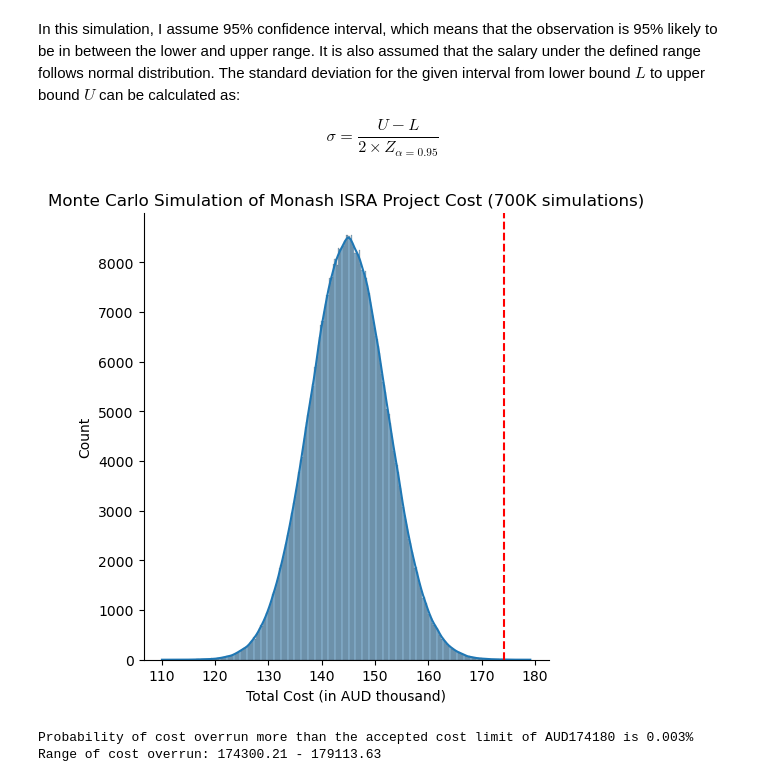
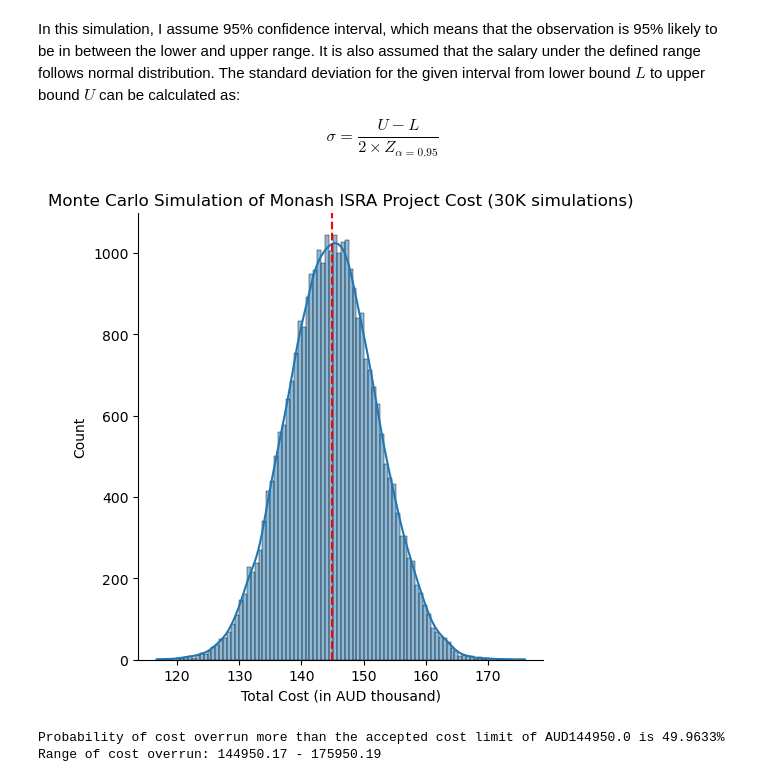
Before and after one commit to mihoku/Monash-PM-Assignment-Monte-Carlo, a Jupyter notebook: monte-carlo-simulation.ipynb, the cells around one changed output. Saved outputs shown, nothing was run; the diff lists cells and outputs as text; code cells hidden in the pictures.

```diff
--- a/monte-carlo-simulation.ipynb
+++ b/monte-carlo-simulation.ipynb
@@ -25,7 +25,7 @@ cost_dataset.head()
 | 3 | 0 | Data Engineer | 800 | 650 | 1050 | 1 | 35 | 1.115 |
 | 4 | 0 | Data Scientist | 1000 | 800 | 1300 | 1 | 20 | 1.115 |
 # %%
-# Calculate current initial project cost given cost dataset and contingency reserve 20% of labor cost
-current_initial_cost=1.2*sum([cost_dataset.iloc[a]['Typical_Salary']*cost_dataset.iloc[a]['Quantity']*cost_dataset.iloc[a]['Incur_Period']*cost_dataset.iloc[a]['Adjustment_Cost'] for a in range(len(cost_dataset))])
+# Calculate current initial project cost given cost dataset
+current_initial_cost=sum([cost_dataset.iloc[a]['Typical_Salary']*cost_dataset.iloc[a]['Quantity']*cost_dataset.iloc[a]['Incur_Period']*cost_dataset.iloc[a]['Adjustment_Cost'] for a in range(len(cost_dataset))])
 current_initial_cost
 # %% [output]
@@ -150,8 +150,8 @@ def monte_carlo_initial_cost(dataset, cost_item_column, typical_cost_column,
     return simulation_dataframe
 # %%
 monte_carlo = monte_carlo_initial_cost(cost_dataset, 'Position', 'Typical_Salary','Lower_Bound', 'Upper_Bound',
-                         'Quantity','Incur_Period','Adjustment_Cost', 174180, 'Monash ISRA Project Cost')
+                         'Quantity','Incur_Period','Adjustment_Cost', current_initial_cost, 'Monash ISRA Project Cost', n_simulation=30000)
 # %% [output]
-[figure, old version]
+[figure, new version]
-Probability of cost overrun more than the accepted cost limit of AUD174180 is 0.003%
-Range of cost overrun: 174300.21 - 179113.63
+Probability of cost overrun more than the accepted cost limit of AUD144950.0 is 49.9633%
+Range of cost overrun: 144950.17 - 175950.19
```
Also changed, not shown: parts of 1 cell of this notebook, 3 other files.
